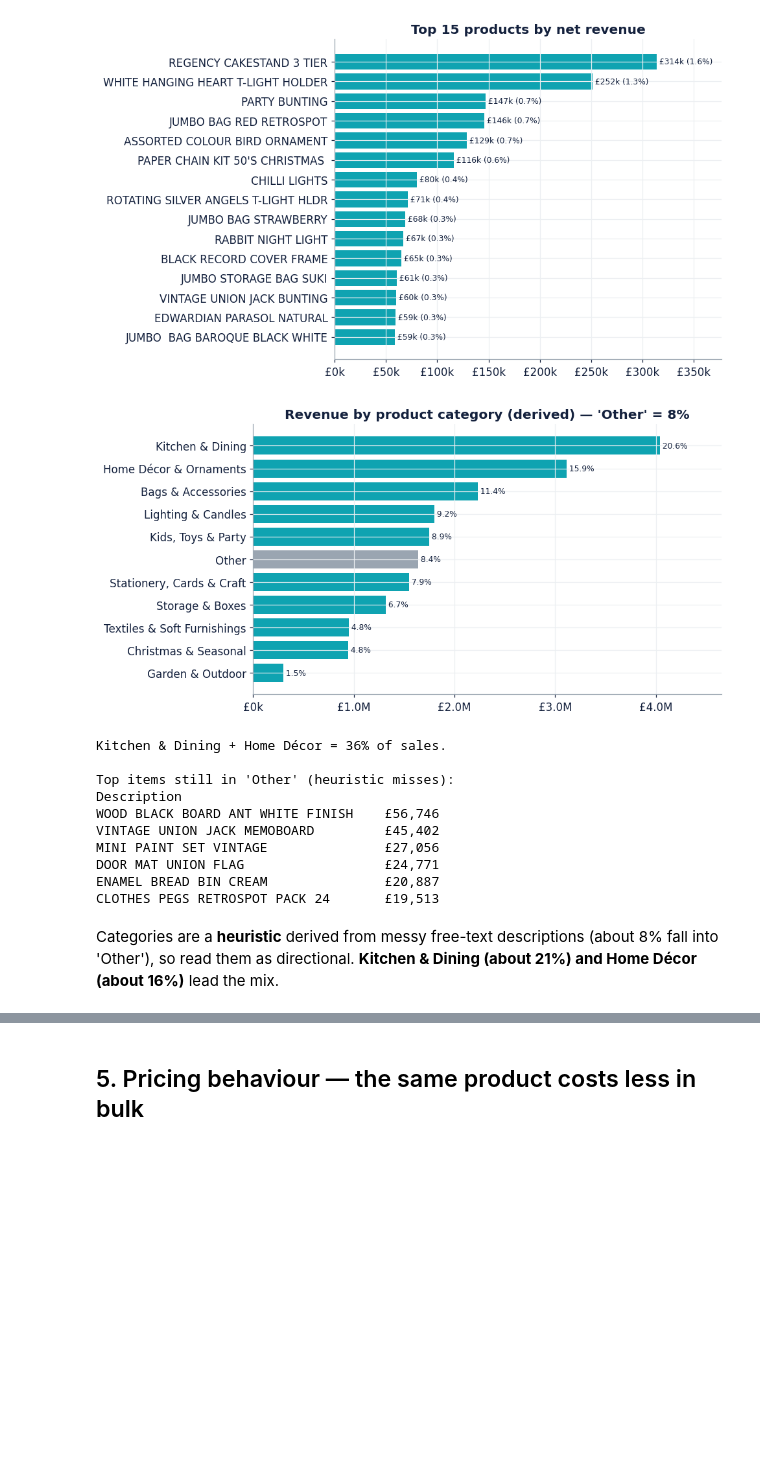
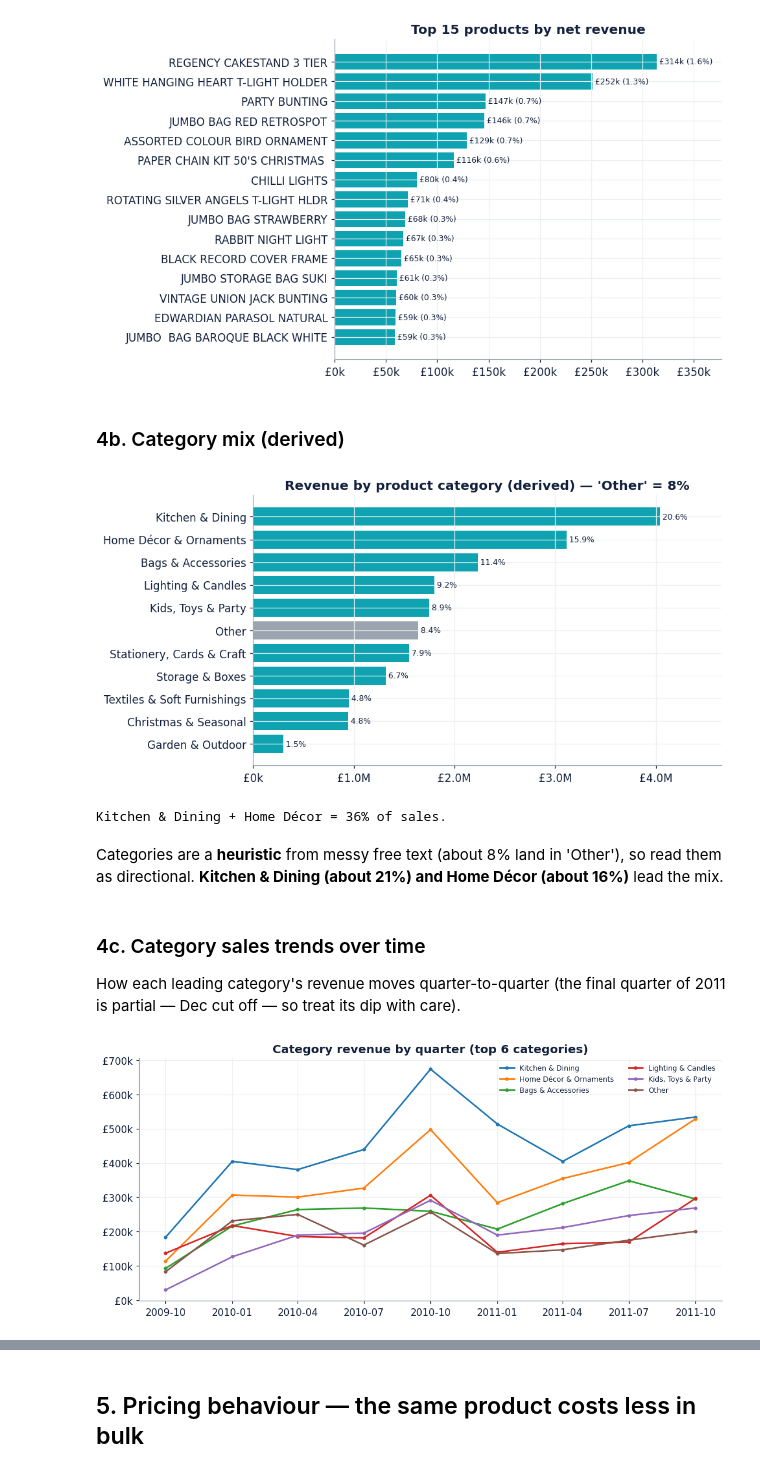
Before and after one commit to Darth0525/uk-online-retailer-eda, a Jupyter notebook: analysis/02_analysis_and_insights.ipynb, the cells around one changed output, grey strips where cells are left out. Cells and saved outputs as stored; diff of their text form; code cells hidden in the pictures; blank space fills up the shorter version.

```diff
--- a/analysis/02_analysis_and_insights.ipynb
+++ b/analysis/02_analysis_and_insights.ipynb
@@ -164,8 +229,11 @@ ax.set_xlim(0, net.max()*1.2); ax.set_title("Top 15 products by net revenue")
 plt.tight_layout(); plt.show()
 # %% [output]
 [figure]
+# %% [markdown]
+### 4b. Category mix (derived)
 # %%
-# Derive product categories from the free-text Description (ordered keyword rules, first match).
+# No category field exists, so derive one from the Description text with ordered keyword rules
+# (first match wins). This is a heuristic — about 8% of revenue falls into 'Other'.
 RULES = [
  ("Christmas & Seasonal",  r"CHRISTMAS|XMAS|ADVENT|EASTER|HALLOWE|SANTA|REINDEER|SNOWMAN|NATIVITY"),
  ("Kids, Toys & Party",    r"TOY|KID|CHILDREN|PARTY|DOLL|GAME|PLAYHOUSE|SPACEBOY|SPACEGIRL|PIGGY|SKITTLE|JIGSAW|BALLOON|CRAYON|MODELLING|SKIPPING|SPINNING TOP|BINGO|SNAKES|COLOURING|FELTCRAFT|DOMINOES|CHALK|SLEDGE"),
@@ -181,10 +249,12 @@ RULES = [
 def categorize(desc):
     d = str(desc).upper()
     for cat, pat in RULES:
-        if re.search(pat, d): return cat
+        if re.search(pat, d):
+            return cat
     return "Other"
 cat_map = {d: categorize(d) for d in sales["Description"].dropna().unique()}
 sales["category"] = sales["Description"].map(cat_map).fillna("Other")
+
 cat = sales.groupby("category")["Revenue"].sum().sort_values()
 fig, ax = plt.subplots(figsize=(9,4.6))
 ax.barh(cat.index, cat.values, color=[GRAY if c=="Other" else TEAL for c in cat.index])
@@ -195,19 +265,26 @@ ax.set_xlim(0, cat.max()*1.15)
 ax.set_title(f"Revenue by product category (derived) — 'Other' = {cat['Other']/cat.sum()*100:.0f}%")
 plt.tight_layout(); plt.show()
 print(f"Kitchen & Dining + Home Décor = {(cat.get('Kitchen & Dining',0)+cat.get('Home Décor & Ornaments',0))/cat.sum()*100:.0f}% of sales.")
-print("\nTop items still in 'Other' (heuristic misses):")
-print(sales[sales['category']=='Other'].groupby('Description')['Revenue'].sum().sort_values(ascending=False).head(6).map(lambda v:f'£{v:,.0f}').to_string())
 # %% [output]
 [figure]
 Kitchen & Dining + Home Décor = 36% of sales.
-
-Top items still in 'Other' (heuristic misses):
-Description
-WOOD BLACK BOARD ANT WHITE FINISH    £56,746
-VINTAGE UNION JACK MEMOBOARD         £45,402
-MINI PAINT SET VINTAGE               £27,056
-DOOR MAT UNION FLAG                  £24,771
-ENAMEL BREAD BIN CREAM               £20,887
-CLOTHES PEGS RETROSPOT PACK 24       £19,513
 # %% [markdown]
-Categories are a **heuristic** derived from messy free-text descriptions (about 8% fall into 'Other'), so read them as directional. **Kitchen & Dining (about 21%) and Home Décor (about 16%)** lead the mix.
+Categories are a **heuristic** from messy free text (about 8% land in 'Other'), so read them as directional. **Kitchen & Dining (about 21%) and Home Décor (about 16%)** lead the mix.
+# %% [markdown]
+### 4c. Category sales trends over time
+
+How each leading category's revenue moves quarter-to-quarter (the final quarter of 2011 is partial — Dec cut off — so treat its dip with care).
+# %%
+salesq = sales.assign(quarter=sales["InvoiceDate"].dt.to_period("Q").dt.to_timestamp())
+top_cats = sales.groupby("category")["Revenue"].sum().sort_values(ascending=False).head(6).index
+ct = (salesq[salesq["category"].isin(top_cats)]
+      .groupby(["quarter", "category"])["Revenue"].sum().unstack("category"))
+fig, ax = plt.subplots(figsize=(10, 4.6))
+for c in top_cats:
+    ax.plot(ct.index, ct[c], marker="o", ms=3, lw=1.8, label=c)
+ax.yaxis.set_major_formatter(mticker.FuncFormatter(money))
+ax.set_title("Category revenue by quarter (top 6 categories)")
+ax.legend(frameon=False, fontsize=8, ncol=2)
+plt.tight_layout(); plt.show()
+# %% [output]
+[figure, added]
```
Also changed, not shown: parts of 55 cells of this notebook, 2 other files.
